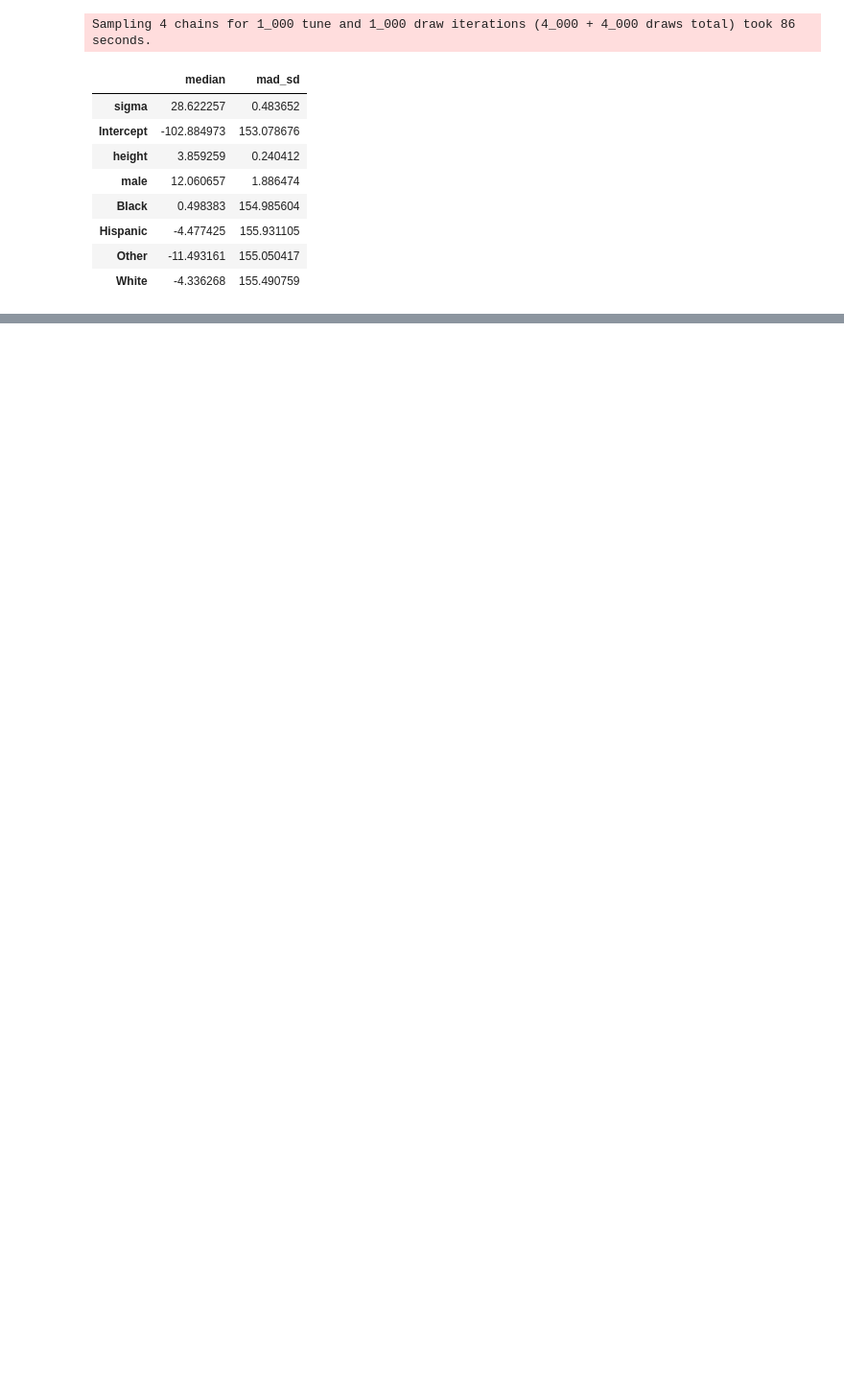
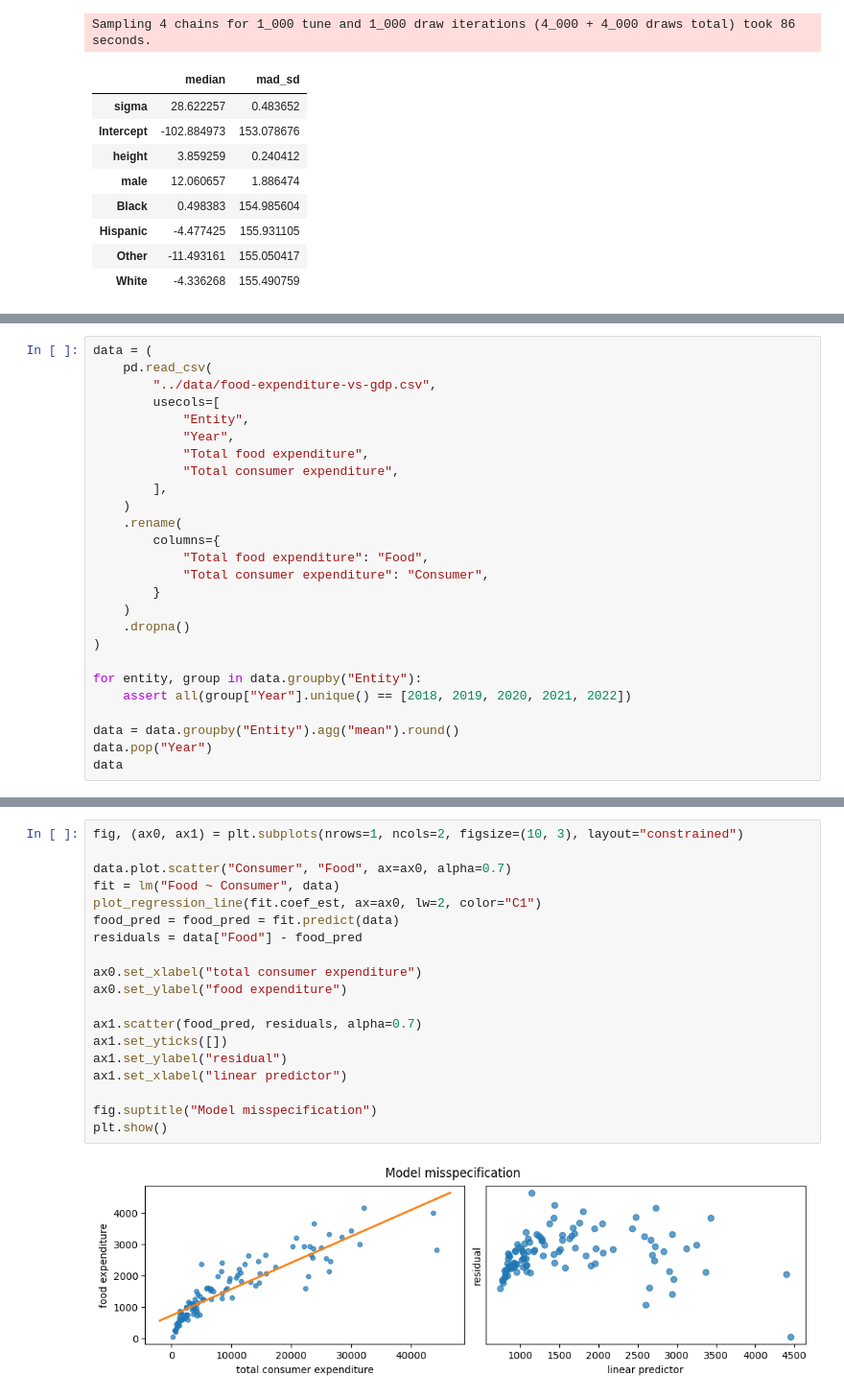
Before and after one commit to mgreenbe/DATA335W2025, a Jupyter notebook: code/2linearregression.ipynb, the cells around one changed output, grey strips where cells are left out. Shown: that part at 96% size. Saved outputs shown, nothing was run; the diff lists cells and outputs as text; blank space fills up the shorter version.

```diff
--- a/code/2linearregression.ipynb
+++ b/code/2linearregression.ipynb
@@ -1599,0 +1712,26 @@ data
+# %%
+data = (
+    pd.read_csv(
+        "../data/food-expenditure-vs-gdp.csv",
+        usecols=[
+            "Entity",
+            "Year",
+            "Total food expenditure",
+            "Total consumer expenditure",
+        ],
+    )
+    .rename(
+        columns={
+            "Total food expenditure": "Food",
+            "Total consumer expenditure": "Consumer",
+        }
+    )
+    .dropna()
+)
+
+for entity, group in data.groupby("Entity"):
+    assert all(group["Year"].unique() == [2018, 2019, 2020, 2021, 2022])
+
+data = data.groupby("Entity").agg("mean").round()
+data.pop("Year")
+data
@@ -1599,0 +1753,21 @@ data
+# %%
+fig, (ax0, ax1) = plt.subplots(nrows=1, ncols=2, figsize=(10, 3), layout="constrained")
+
+data.plot.scatter("Consumer", "Food", ax=ax0, alpha=0.7)
+fit = lm("Food ~ Consumer", data)
+plot_regression_line(fit.coef_est, ax=ax0, lw=2, color="C1")
+food_pred = food_pred = fit.predict(data)
+residuals = data["Food"] - food_pred
+
+ax0.set_xlabel("total consumer expenditure")
+ax0.set_ylabel("food expenditure")
+
+ax1.scatter(food_pred, residuals, alpha=0.7)
+ax1.set_yticks([])
+ax1.set_ylabel("residual")
+ax1.set_xlabel("linear predictor")
+
+fig.suptitle("Model misspecification")
+plt.show()
+# %% [output]
+[figure, added]
```
Also changed, not shown: parts of 17 cells of this notebook, 7 other files.
